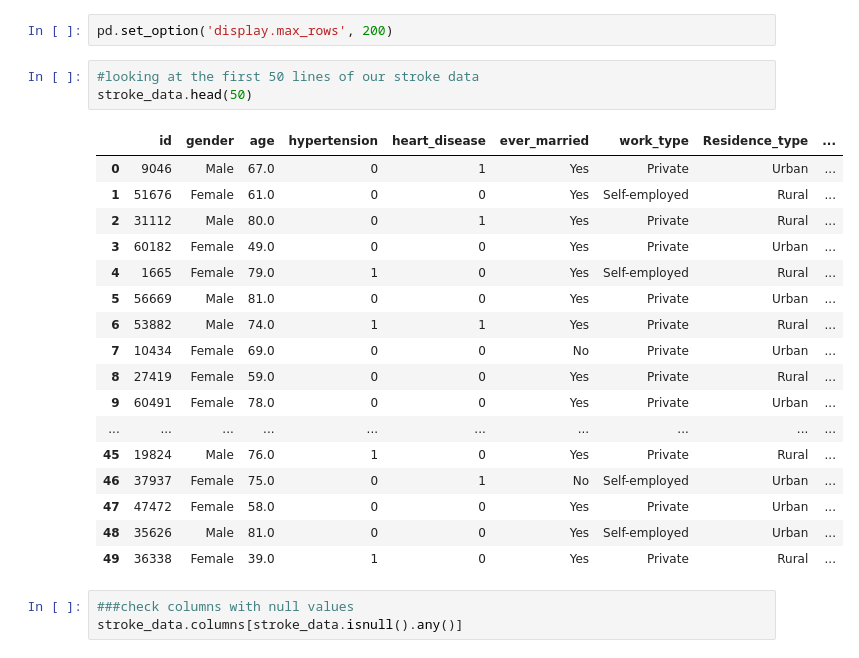
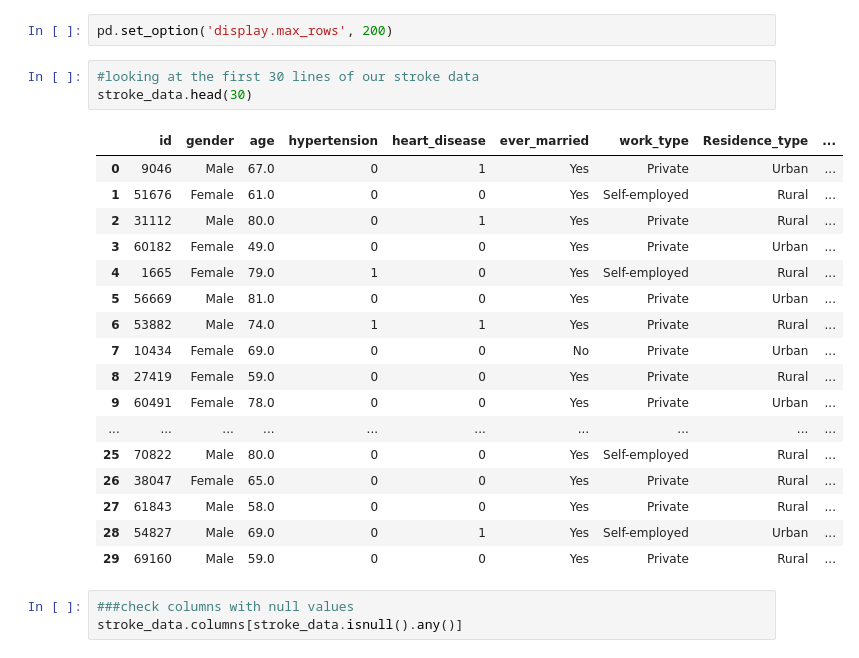
Before and after one commit to Emuolanari/ML_ICA, a Jupyter notebook: Machine Learning ICA .ipynb, the cells around one changed output. Cells and saved outputs as stored; diff of their text form.

```diff
--- a/Machine Learning ICA .ipynb
+++ b/Machine Learning ICA .ipynb
@@ -21,26 +19,26 @@ stroke_data = pd.read_csv('Desktop/datasets/healthcare-dataset-stroke-data.csv')
 # %%
 pd.set_option('display.max_rows', 200)
 # %%
-#looking at the first 50 lines of our stroke data
-stroke_data.head(50)
+#looking at the first 30 lines of our stroke data
+stroke_data.head(30)
 # %% [output]
 |  | id | gender | age | hypertension | heart_disease | ever_married | work_type | Residence_type | ... |
 | 0 | 9046 | Male | 67.0 | 0 | 1 | Yes | Private | Urban | ... |
 | 1 | 51676 | Female | 61.0 | 0 | 0 | Yes | Self-employed | Rural | ... |
 | 2 | 31112 | Male | 80.0 | 0 | 1 | Yes | Private | Rural | ... |
 | 3 | 60182 | Female | 49.0 | 0 | 0 | Yes | Private | Urban | ... |
 | 4 | 1665 | Female | 79.0 | 1 | 0 | Yes | Self-employed | Rural | ... |
 | 5 | 56669 | Male | 81.0 | 0 | 0 | Yes | Private | Urban | ... |
 | 6 | 53882 | Male | 74.0 | 1 | 1 | Yes | Private | Rural | ... |
 | 7 | 10434 | Female | 69.0 | 0 | 0 | No | Private | Urban | ... |
 | 8 | 27419 | Female | 59.0 | 0 | 0 | Yes | Private | Rural | ... |
 | 9 | 60491 | Female | 78.0 | 0 | 0 | Yes | Private | Urban | ... |
 | ... | ... | ... | ... | ... | ... | ... | ... | ... | ... |
-| 45 | 19824 | Male | 76.0 | 1 | 0 | Yes | Private | Rural | ... |
-| 46 | 37937 | Female | 75.0 | 0 | 1 | No | Self-employed | Urban | ... |
-| 47 | 47472 | Female | 58.0 | 0 | 0 | Yes | Private | Urban | ... |
-| 48 | 35626 | Male | 81.0 | 0 | 0 | Yes | Self-employed | Urban | ... |
-| 49 | 36338 | Female | 39.0 | 1 | 0 | Yes | Private | Rural | ... |
+| 25 | 70822 | Male | 80.0 | 0 | 0 | Yes | Self-employed | Rural | ... |
+| 26 | 38047 | Female | 65.0 | 0 | 0 | Yes | Private | Rural | ... |
+| 27 | 61843 | Male | 58.0 | 0 | 0 | Yes | Private | Rural | ... |
+| 28 | 54827 | Male | 69.0 | 0 | 1 | Yes | Self-employed | Urban | ... |
+| 29 | 69160 | Male | 59.0 | 0 | 0 | Yes | Private | Rural | ... |
 # %%
 ###check columns with null values
 stroke_data.columns[stroke_data.isnull().any()]
```
Also changed, not shown: parts of 21 cells of this notebook.
